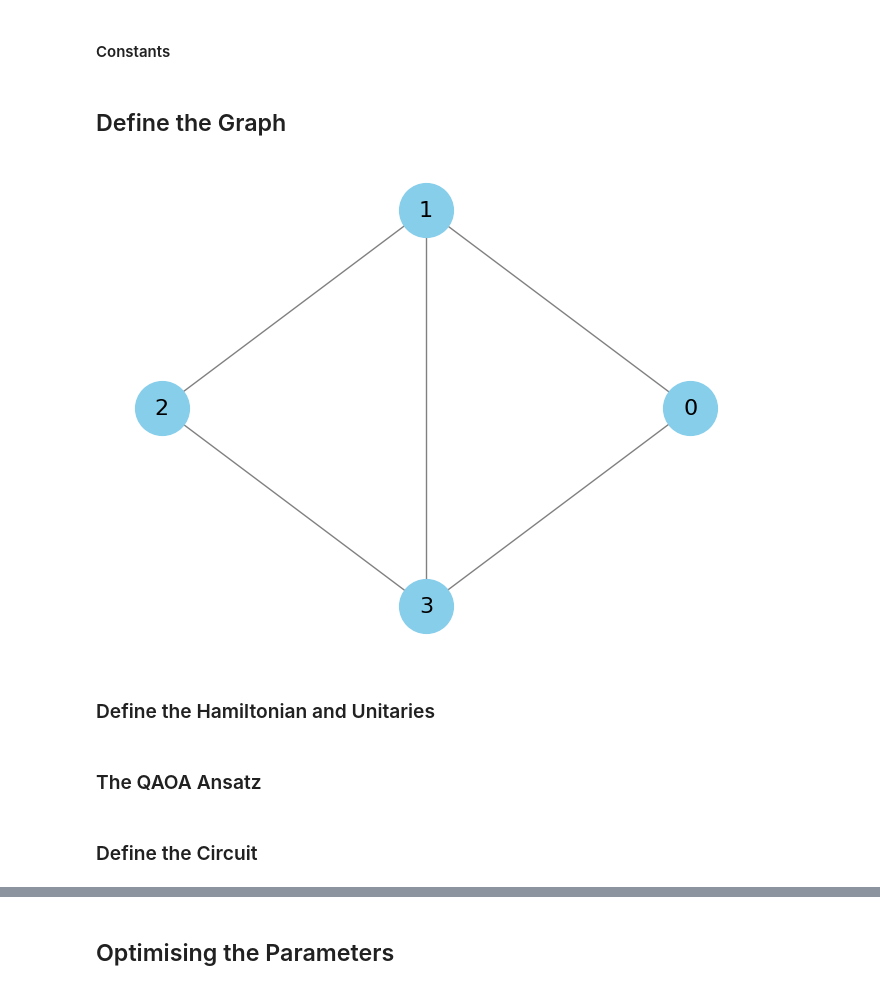
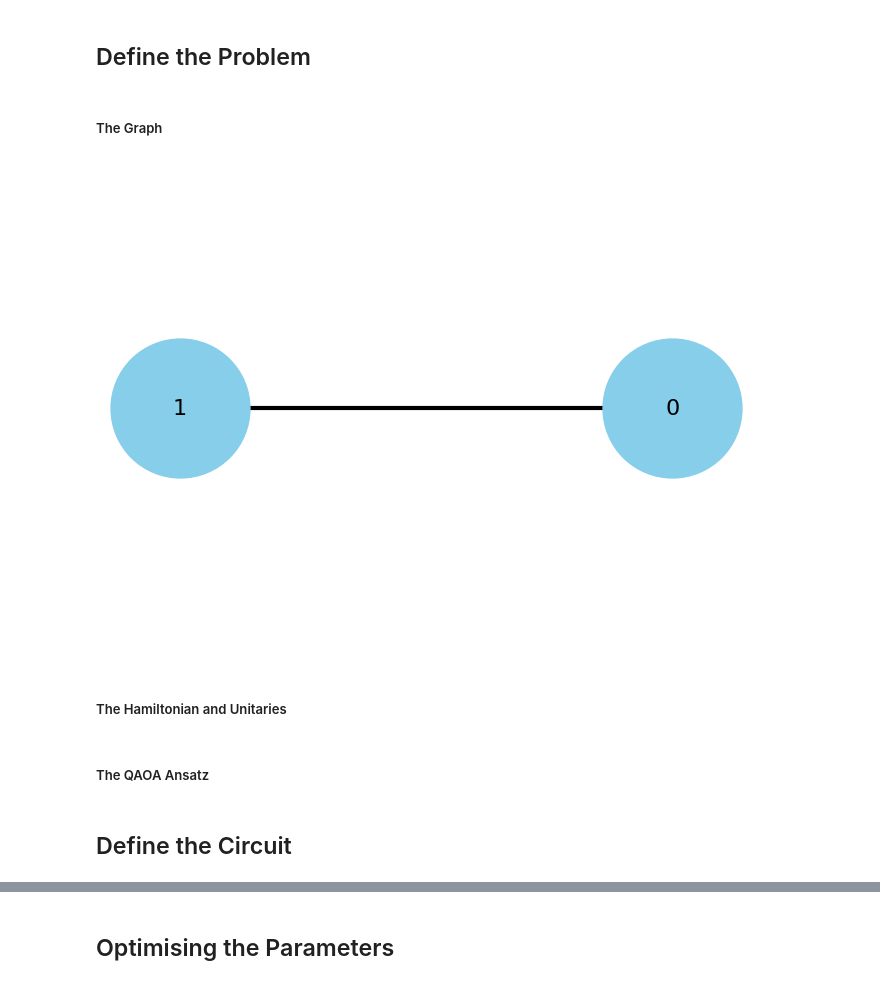
Before and after one commit to AJWestley/QAOA-MaxCut, a Jupyter notebook: src/maxcutQAOA.ipynb, the cells around one changed output, grey strips where cells are left out. Cells and saved outputs as stored; diff of their text form; code cells hidden in the pictures.

```diff
--- a/src/maxcutQAOA.ipynb
+++ b/src/maxcutQAOA.ipynb
@@ -8 +26,6 @@ warnings.filterwarnings("ignore")
+# %%
+NUM_QUBITS = 2
+LAYERS = 1
+ANALYTICAL = True
+NUM_SHOTS = 100
 # %% [markdown]
@@ -10,36 +33,49 @@ warnings.filterwarnings("ignore")
 # %%
 def draw_circuit(circuit, params=None, **kwargs):
-    fig, _ = qml.draw_mpl(circuit, **kwargs)(params)
-    fig.show()
+    ''' Draws a given quantum circuit '''
+    qml.draw_mpl(circuit, **kwargs)(params)
 
 def draw_graph(edges):
+    ''' Draws a graph with given edges '''
     G = nx.Graph()
     G.add_edges_from(edges)
     pos = nx.circular_layout(G)
-    nx.draw(G, pos, with_labels=True, node_color='skyblue', node_size=1500, font_size=16, font_color='black', edge_color='gray')
-    plt.show()
+    nx.draw(G, pos, with_labels=True, node_color='skyblue', width=3, node_size=10000/np.sqrt(len(edges)), font_size=16, font_color='black', edge_color='black')
+    plt.xlim([-1.3, 1.3])
+    plt.ylim([-1.3, 1.3])
 
 def get_bitstrings(n):
+    ''' Gets first n binary bitstrings '''
     length = len(bin(n-1)) - 2
     binary_numbers = [' ' + bin(i)[2:].zfill(length) + ' ' for i in range(n)]
     return binary_numbers
+
+def save_circuit(circuit, filename):
+    ''' Saves a circuit to qasm '''
+    qasm = circuit.qtape.to_openqasm()
+    with open(filename, "w") as file:
+        file.write(qasm)
+    print(f"QASM script saved to {filename}")
-# %% [markdown]
-#### Constants
-# %%
-NUM_QUBITS = 4
-LAYERS = 2
-ANALYTICAL = True
-NUM_SHOTS = 100
 # %% [markdown]
-## Define the Graph
+## Define the Problem
-# %%
-G = [(0, 1), (1, 2), (2, 3), (3, 0), (1, 3)]
-
-draw_graph(G)
-# %% [output]
-[figure, removed]
+# %% [markdown]
+##### The Graph
+# %%
+if NUM_QUBITS == 4:
+    G = [(0, 1), (1, 2), (2, 3), (3, 0), (3, 1)]
+elif NUM_QUBITS == 8:
+    G = [(0, 1), (1, 2), (2, 3), (3, 4), (4, 5), (5, 6), (6, 7), (7, 0), (7, 2), (3, 5), (1, 4)]
+else:
+    G = [(0, 1)]
+    NUM_QUBITS = 2
+    LAYERS = 1
+
+draw_graph(G)
+plt.savefig(f'{NUM_QUBITS}NodeGraph.png', dpi=300)
+# %% [output]
+[figure, added]
 # %% [markdown]
-### Define the Hamiltonian and Unitaries
+##### The Hamiltonian and Unitaries
 # %%
 # Cost Hamiltonian
 def Hc(graph):
@@ -62,3 +98,3 @@ def Um(beta, n_qubits):
 # %% [markdown]
-### The QAOA Ansatz
+##### The QAOA Ansatz
 # %%
@@ -71,4 +108,4 @@ def QAOA(gammas, betas, n_layers, n_qubits, graph):
 
         Um(betas[i], n_qubits)
 # %% [markdown]
-### Define the Circuit
+## Define the Circuit
```
Also changed, not shown: parts of 27 cells of this notebook, 22 other files.
